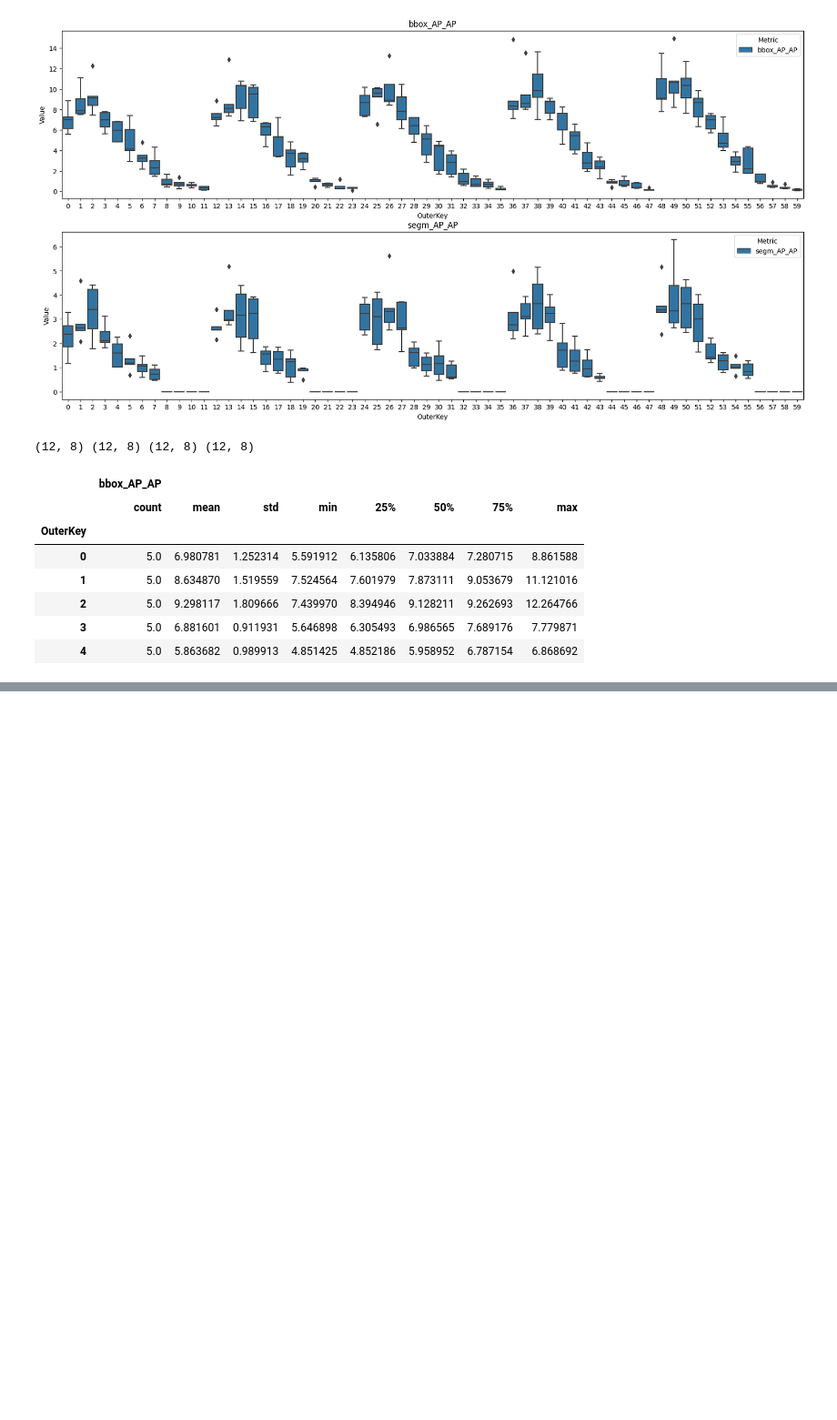
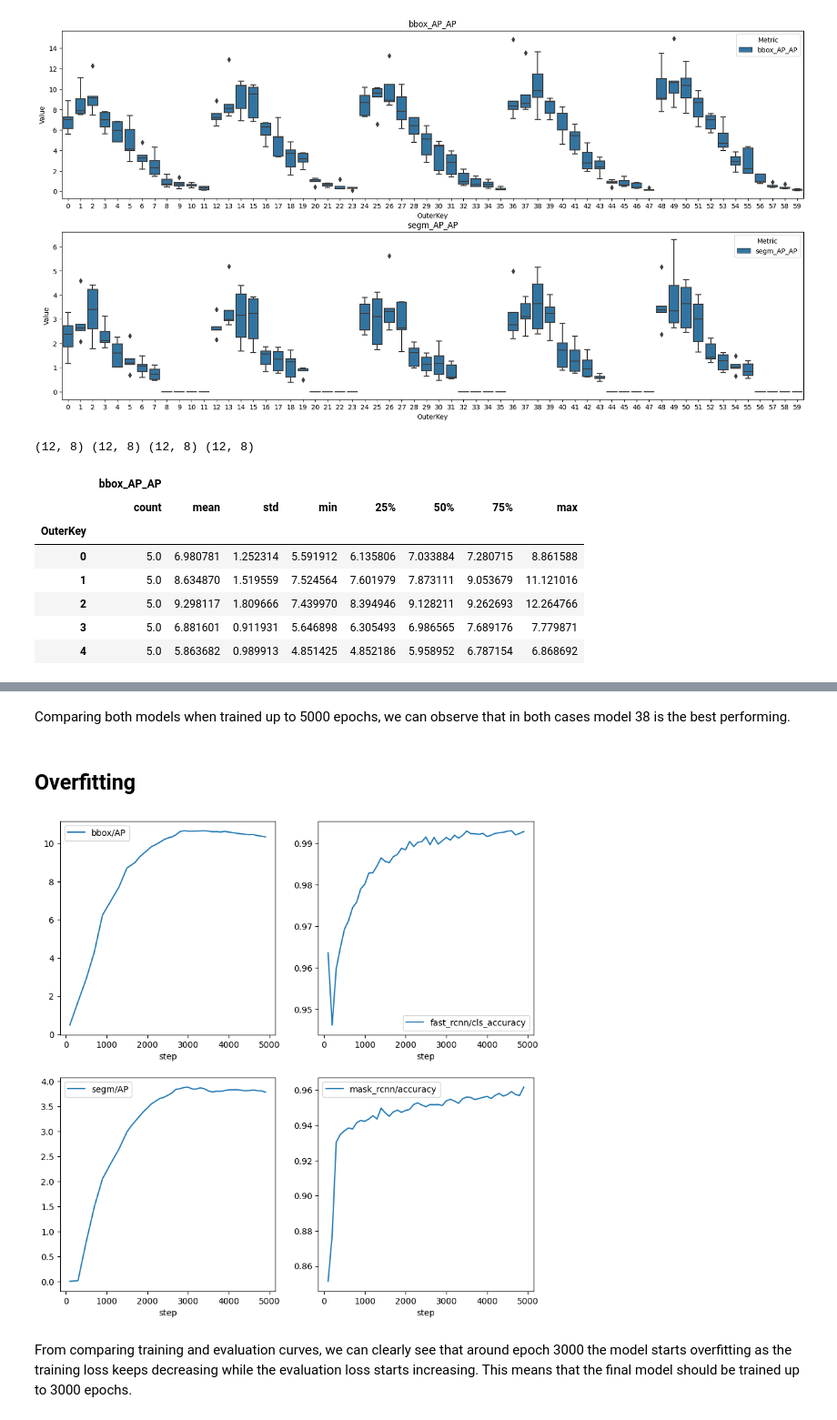
Before and after one commit to femartip/Detection-Microfibres-in-Sludge, a Jupyter notebook: Fine_tuned_Detectron2/Utils/cv_results_GLASS.ipynb, the cells around one changed output, grey strips where cells are left out. Shown at 91% size. Cells and saved outputs as stored; diff of their text form; code cells hidden in the pictures; blank space fills up the shorter version.

```diff
--- a/Fine_tuned_Detectron2/Utils/cv_results.ipynb
+++ b/Fine_tuned_Detectron2/Utils/cv_results_GLASS.ipynb
@@ -277,0 +379,7 @@ plt.show()
+# %%
+model_38_0 = convert_tb_data("./../models/Glass_models/38_5000/0")
+model_38_1 = convert_tb_data("./../models/Glass_models/38_5000/1")
+model_38_2 = convert_tb_data("./../models/Glass_models/38_5000/2")
+model_38_3 = convert_tb_data("./../models/Glass_models/38_5000/3")
+model_38_4 = convert_tb_data("./../models/Glass_models/38_5000/4")
+model_38_0.head()
@@ -277,0 +411,20 @@ plt.show()
+# %%
+model_38_0_metrics = model_38_0.pivot(index='step', columns='name', values='value')
+model_38_0_metrics = model_38_0_metrics.dropna(how='all')
+model_38_0_metrics_eval = model_38_0_metrics.dropna(subset=['bbox/AP', 'segm/AP'])
+
+model_38_1_metrics = model_38_1.pivot(index='step', columns='name', values='value')
+model_38_1_metrics = model_38_1_metrics.dropna(how='all')
+model_38_1_metrics_eval = model_38_1_metrics.dropna(subset=['bbox/AP', 'segm/AP'])
+
+model_38_2_metrics = model_38_2.pivot(index='step', columns='name', values='value')
+model_38_2_metrics = model_38_2_metrics.dropna(how='all')
+model_38_2_metrics_eval = model_38_2_metrics.dropna(subset=['bbox/AP', 'segm/AP'])
+
+model_38_3_metrics = model_38_3.pivot(index='step', columns='name', values='value')
+model_38_3_metrics = model_38_3_metrics.dropna(how='all')
+model_38_3_metrics_eval = model_38_3_metrics.dropna(subset=['bbox/AP', 'segm/AP'])
+
+model_38_4_metrics = model_38_4.pivot(index='step', columns='name', values='value')
+model_38_4_metrics = model_38_4_metrics.dropna(how='all')
+model_38_4_metrics_eval = model_38_4_metrics.dropna(subset=['bbox/AP', 'segm/AP'])
@@ -277,0 +512,19 @@ plt.show()
+# %% [markdown]
+Comparing both models when trained up to 5000 epochs, we can observe that in both cases model 38 is the best performing.
+# %% [markdown]
+## Overfitting
+# %%
+# Plot the curve of the average of model 50 that compares bbox/AP to fast_rcnn/cls_accuracy and segm/AP to mask_rcnn/accuracy, set log scale on the y-axis
+fig, ax = plt.subplots(2, 2, figsize=(10, 10))
+
+model_38_avg_metrics_eval.plot(y='bbox/AP', ax=ax[0][0], label='bbox/AP')
+model_38_avg_metrics_eval.plot(y='fast_rcnn/cls_accuracy', ax=ax[0][1], label='fast_rcnn/cls_accuracy')
+
+model_38_avg_metrics_eval.plot(y='segm/AP', ax=ax[1][0], label='segm/AP')
+model_38_avg_metrics_eval.plot(y='mask_rcnn/accuracy', ax=ax[1][1], label='mask_rcnn/accuracy')
+
+plt.show()
+# %% [output]
+[figure, added]
+# %% [markdown]
+From comparing training and evaluation curves, we can clearly see that around epoch 3000 the model starts overfitting as the training loss keeps decreasing while the evaluation loss starts increasing. This means that the final model should be trained up to 3000 epochs.
```
Also changed, not shown: parts of 26 cells of this notebook, 4 other files.
